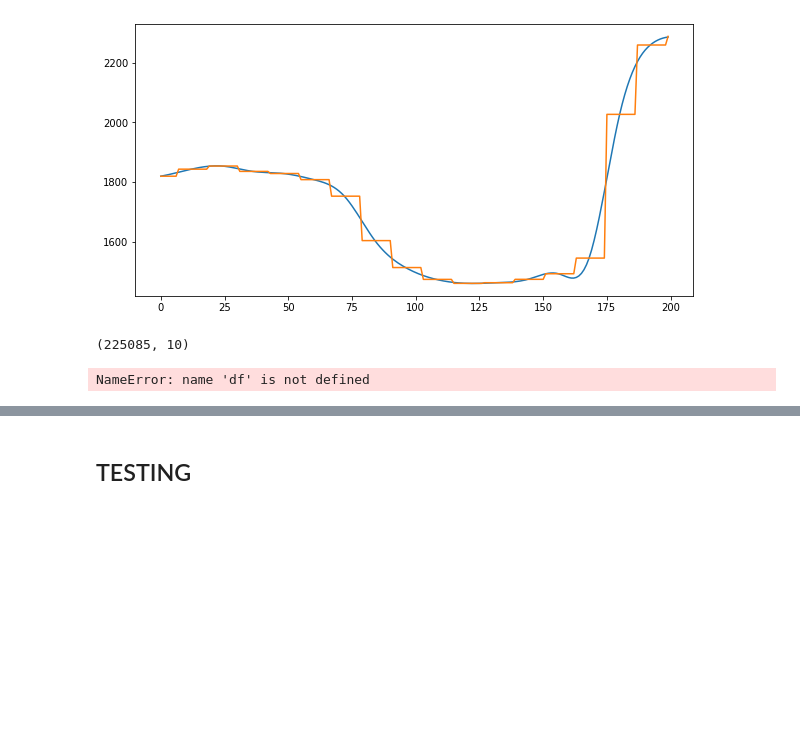
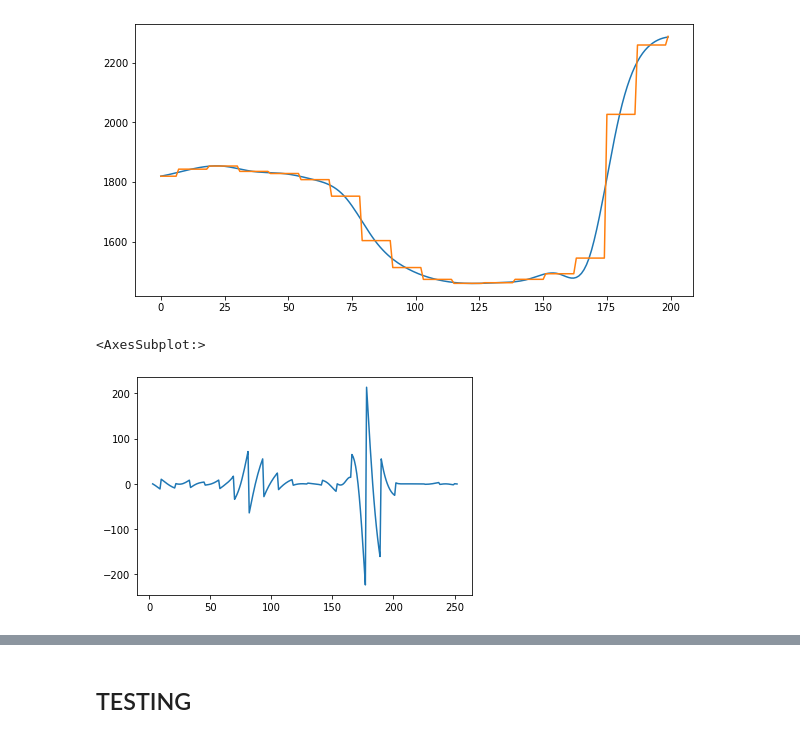
Before and after one commit to Kohmann/DL-power-imbalance-forecasting, a Jupyter notebook: data_exploration.ipynb, the cells around one changed output, grey strips where cells are left out. Cells and saved outputs as stored; diff of their text form; code cells hidden in the pictures; blank space fills up the shorter version.

```diff
--- a/data_exploration.ipynb
+++ b/data_exploration.ipynb
@@ -446,9 +446,22 @@ def interpolate_data(dfs):
     xnew = np.arange(0, len(dfs) - 12)
     interpolated = f(xnew)
     return np.append(interpolated, dfs[-12:])
+
+def add_structural_imbalance2(df):
+    # Starts the interpolation on half an hour before the first updated data point
+    start_index = df.query("start_time.dt.minute == 30").index[0] - 1
+
+    df = df[start_index:].copy(deep=True)
+
+    df["total_interpolated"] = interpolate_data(df.total).astype(np.float32)
+    df["flow_interpolated"] = interpolate_data(df.flow).astype(np.float32)
+
+    df["structural_imbalance"] = df["total"] - df["total_interpolated"]
+    #df["structural_imbalance"] = df["flow"] - df["flow_interpolated"]
+    # df["structural_imbalance"][:300].plot(); plt.show()
+    return df
 # %%
-df = pd.read_csv("data/no1_train.csv")[3:] # starts on hour time XX:30 (for stuctural imbalance)
+from functions import *
+df_train = pd.read_csv("data/no1_train.csv")#[3:] # starts on hour time XX:30 (for stuctural imbalance)
 df_validation = pd.read_csv("data/no1_validation.csv")
-df.shape
+df_train["start_time"] = pd.to_datetime(df_train["start_time"])
-# %% [output]
-(225085, 10)
@@ -462,5 +468,7 @@ df["structural_imbalance"][:300].plot()
-# %%
-df.y[:300].plot()
-(df.y - df["structural_imbalance"])[:300].plot()
-# %% [output]
-NameError: name 'df' is not defined
+# %%
+df_train = add_structural_imbalance2(df_train)
+
+df_train["structural_imbalance"][:250].plot()
+# %% [output]
+<AxesSubplot:>
+[figure, added]
```
Also changed, not shown: parts of 6 cells of this notebook, 3 other files.
